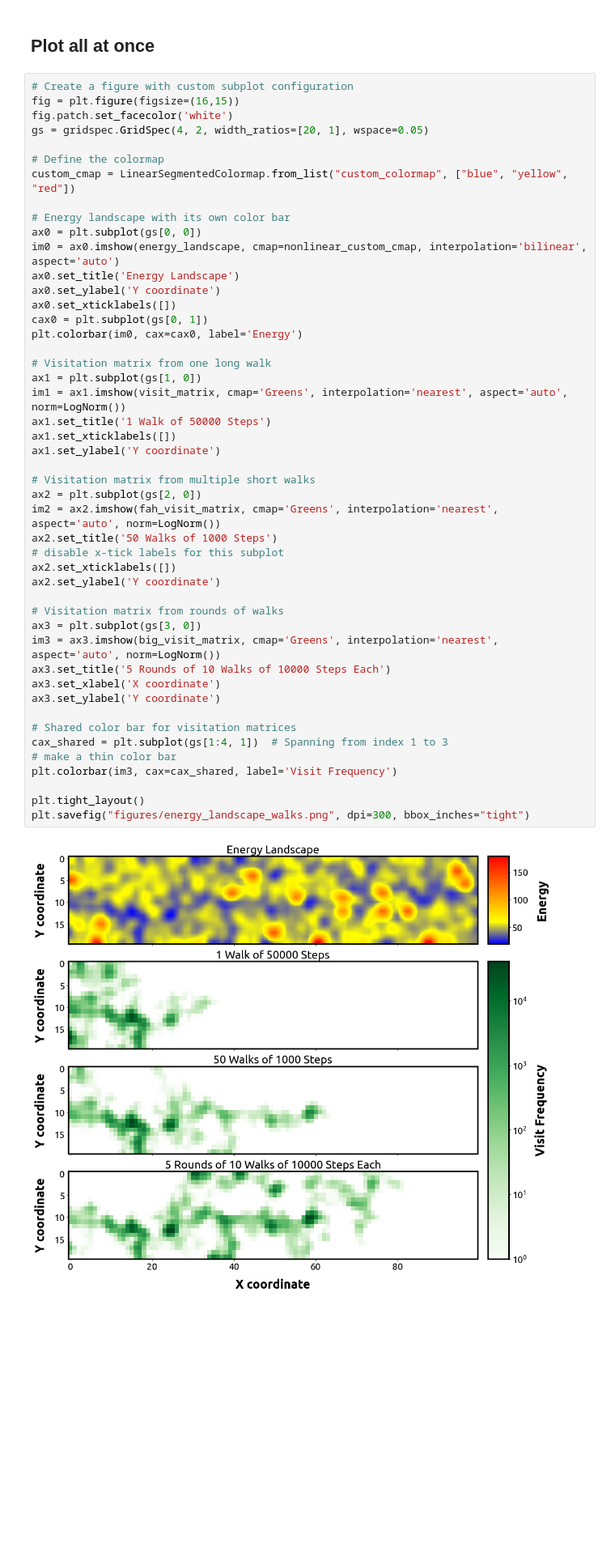
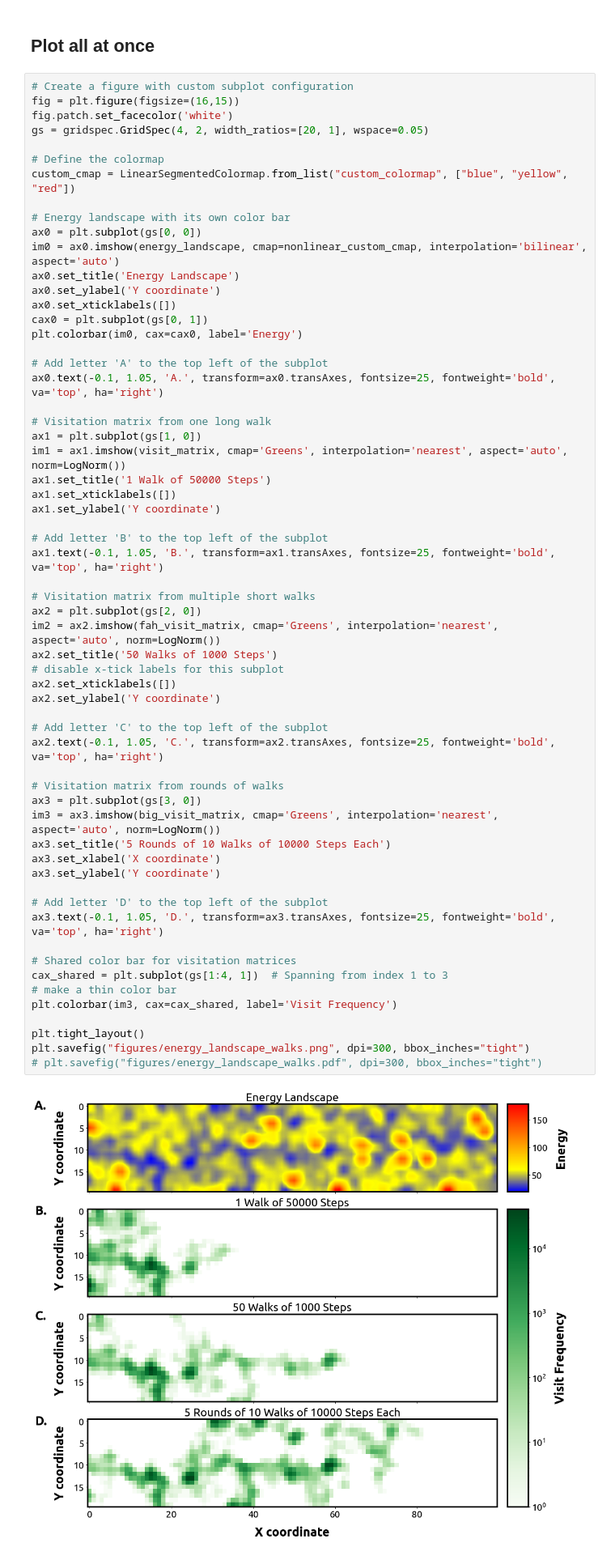
Before and after one commit to sukritsingh/massively-parallel-simulations, a Jupyter notebook: toy-landscapes/toy-landscape-testing.ipynb, the cells around one changed output. Shown at 81% size. Saved outputs shown, nothing was run; the diff lists cells and outputs as text; blank space fills up the shorter version.

Commit message:
Add sub-plot labels

```diff
--- a/toy-landscapes/toy-landscape-testing.ipynb
+++ b/toy-landscapes/toy-landscape-testing.ipynb
@@ -333,37 +333,50 @@ ax0.set_xticklabels([])
 cax0 = plt.subplot(gs[0, 1])
 plt.colorbar(im0, cax=cax0, label='Energy')
 
+# Add letter 'A' to the top left of the subplot
+ax0.text(-0.1, 1.05, 'A.', transform=ax0.transAxes, fontsize=25, fontweight='bold', va='top', ha='right')
+
 # Visitation matrix from one long walk
 ax1 = plt.subplot(gs[1, 0])
 im1 = ax1.imshow(visit_matrix, cmap='Greens', interpolation='nearest', aspect='auto', norm=LogNorm())
 ax1.set_title('1 Walk of 50000 Steps')
 ax1.set_xticklabels([])
 ax1.set_ylabel('Y coordinate')
+
+# Add letter 'B' to the top left of the subplot
+ax1.text(-0.1, 1.05, 'B.', transform=ax1.transAxes, fontsize=25, fontweight='bold', va='top', ha='right')
 
 # Visitation matrix from multiple short walks
 ax2 = plt.subplot(gs[2, 0])
 im2 = ax2.imshow(fah_visit_matrix, cmap='Greens', interpolation='nearest', aspect='auto', norm=LogNorm())
 ax2.set_title('50 Walks of 1000 Steps')
 # disable x-tick labels for this subplot
 ax2.set_xticklabels([])
 ax2.set_ylabel('Y coordinate')
 
+# Add letter 'C' to the top left of the subplot
+ax2.text(-0.1, 1.05, 'C.', transform=ax2.transAxes, fontsize=25, fontweight='bold', va='top', ha='right')
+
 # Visitation matrix from rounds of walks
 ax3 = plt.subplot(gs[3, 0])
 im3 = ax3.imshow(big_visit_matrix, cmap='Greens', interpolation='nearest', aspect='auto', norm=LogNorm())
 ax3.set_title('5 Rounds of 10 Walks of 10000 Steps Each')
 ax3.set_xlabel('X coordinate')
 ax3.set_ylabel('Y coordinate')
+
+# Add letter 'D' to the top left of the subplot
+ax3.text(-0.1, 1.05, 'D.', transform=ax3.transAxes, fontsize=25, fontweight='bold', va='top', ha='right')
 
 # Shared color bar for visitation matrices
 cax_shared = plt.subplot(gs[1:4, 1])  # Spanning from index 1 to 3
 # make a thin color bar
 plt.colorbar(im3, cax=cax_shared, label='Visit Frequency')
 
 plt.tight_layout()
 plt.savefig("figures/energy_landscape_walks.png", dpi=300, bbox_inches="tight")
+# plt.savefig("figures/energy_landscape_walks.pdf", dpi=300, bbox_inches="tight")
 # %% [output]
-[figure, old version]
+[figure, new version]
 # %% [markdown]
 # Try to animate it
 # %% [markdown]
```
Also changed, not shown: 1 other file.
